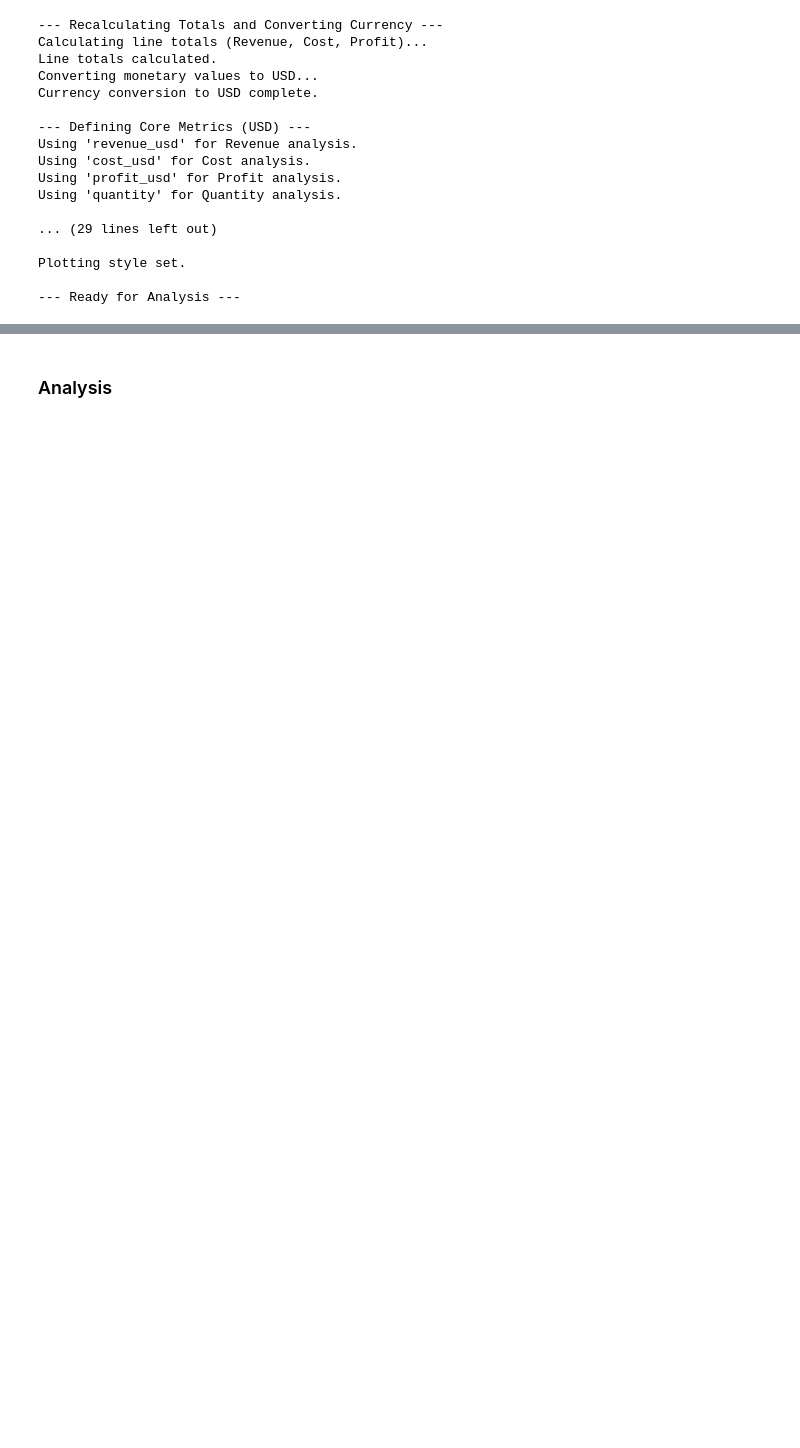
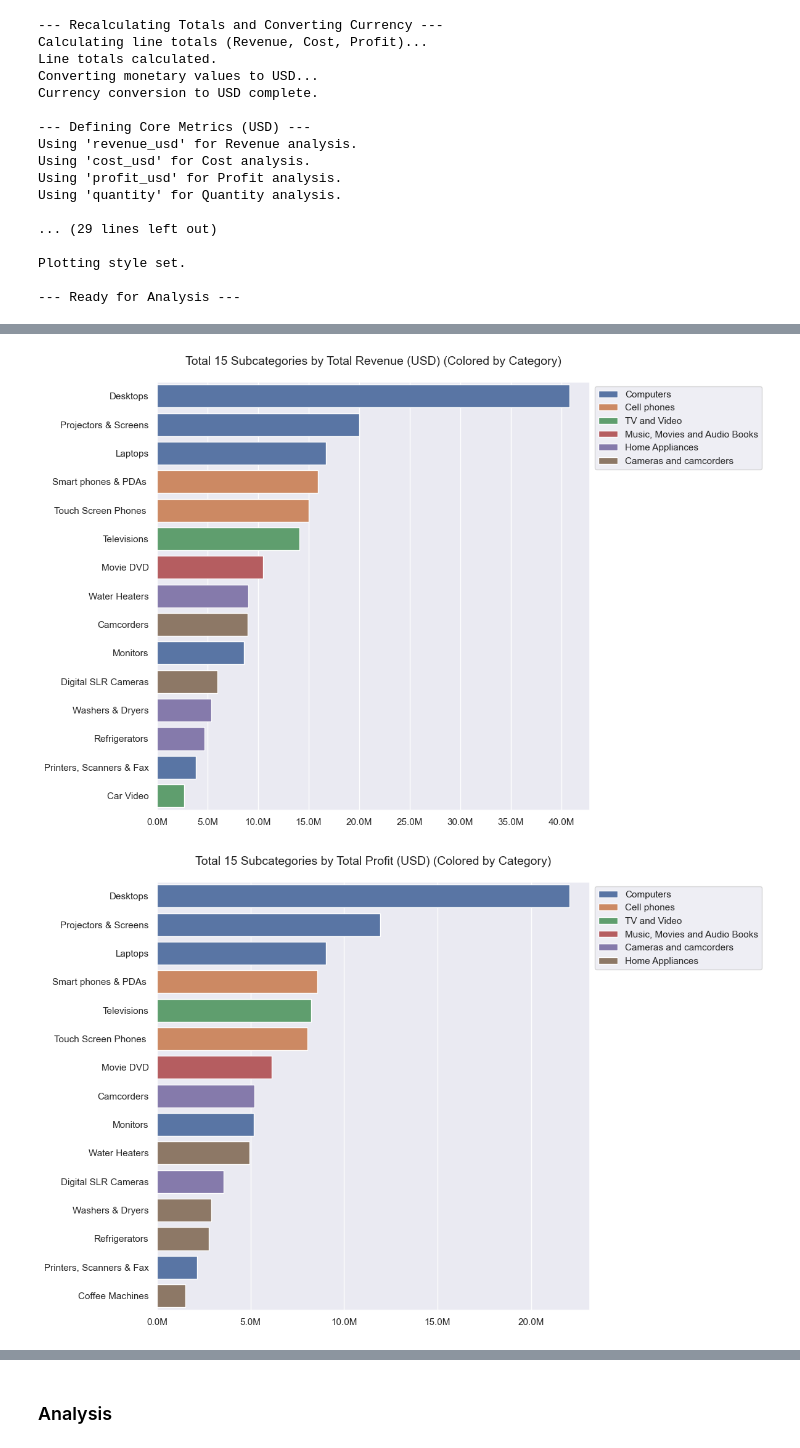
Before and after one commit to ChuSeng99/contoso, a Jupyter notebook: contoso.ipynb, the cells around one changed output, grey strips where cells are left out. Cells and saved outputs as stored; diff of their text form; code cells hidden in the pictures; blank space fills up the shorter version.

```diff
--- a/contoso.ipynb
+++ b/contoso.ipynb
@@ -517,0 +662,17 @@ df[['orderkey', 'quantity', 'unitprice', 'unitcost', 'netprice', 'quantity', 'cu
+# %%
+df_subcat_analysis = (
+    df[['productname', 'categoryname', 'subcategoryname', 'revenue_usd', 'profit_usd', 'quantity']]
+    #.sample(5)
+    .groupby(['categoryname', 'subcategoryname'])
+    .agg(
+        total_rev=('revenue_usd', 'sum'),
+        total_profit=('profit_usd', 'sum')
+    )
+    .assign(
+        profit_margin=lambda df_: (df_['total_profit'] / df_['total_rev']).replace(0, np.nan) * 100
+    )
+    .round(2)
+    .sort_values(by='total_profit', ascending=False)
+)
+
+df_subcat_analysis.tail(5)
@@ -517,0 +687,37 @@ df[['orderkey', 'quantity', 'unitprice', 'unitcost', 'netprice', 'quantity', 'cu
+# %%
+kpis_to_plot = ['total_rev', 'total_profit']
+plot_titles = {
+    'total_rev': 'Total 15 Subcategories by Total Revenue (USD)',
+    'total_profit': 'Total 15 Subcategories by Total Profit (USD)',
+}
+df_plot = df_subcat_analysis.reset_index()
+
+for kpi in kpis_to_plot:
+    top_n = 15
+
+    top_subcats_df = df_plot.nlargest(top_n, kpi)
+
+    plt.figure(figsize=(12,8))
+
+    sns.barplot(
+        data=top_subcats_df,
+        x=kpi,
+        y='subcategoryname',
+        hue='categoryname',
+        dodge=False,
+        orient='h',
+        order=top_subcats_df.sort_values(kpi, ascending=False)['subcategoryname']
+    )
+    plt.title(f'{plot_titles.get(kpi, kpi)} (Colored by Category)', fontsize=14, pad=20)
+    plt.xlabel('')
+    plt.ylabel('')
+
+    plt.gca().xaxis.set_major_formatter(FuncFormatter(millions_formatter))
+
+    plt.legend(title='', bbox_to_anchor=(1, 1), loc='upper left')
+
+    plt.tight_layout()
+    plt.show()
+# %% [output]
+[figure, added]
+[figure, added]
```
Also changed, not shown: parts of 24 cells of this notebook, 8 other files.
